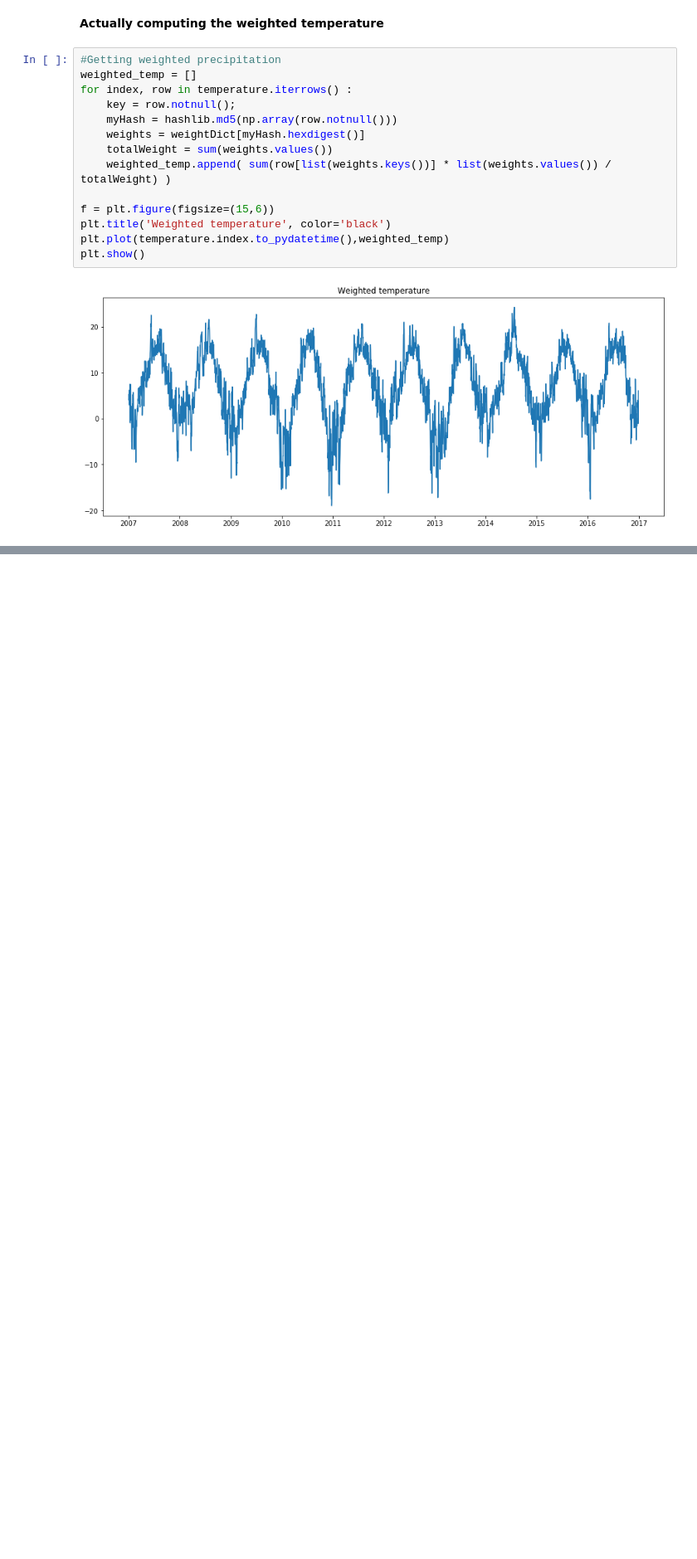
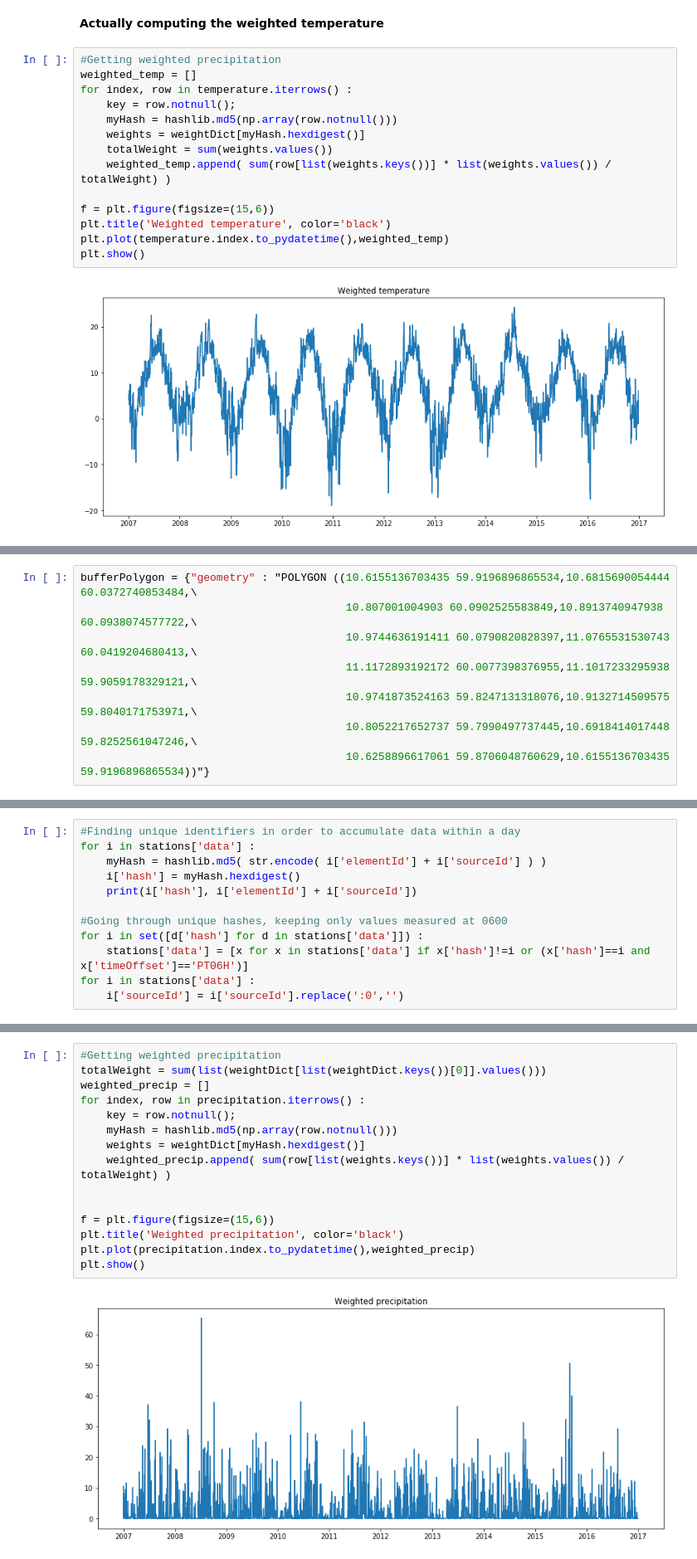
Before and after one commit to Lecheps/HBV_modelling, a Jupyter notebook: HBV_Alna_Storelva.ipynb, the cells around one changed output, grey strips where cells are left out. Shown at 83% size. Cells and saved outputs as stored; diff of their text form; blank space fills up the shorter version.

```diff
--- a/HBV_Alna_Storelva.ipynb
+++ b/HBV_Alna_Storelva.ipynb
@@ -398,0 +404,8 @@ plt.show()
+# %%
+bufferPolygon = {"geometry" : "POLYGON ((10.6155136703435 59.9196896865534,10.6815690054444 60.0372740853484,\
+                                         10.807001004903 60.0902525583849,10.8913740947938 60.0938074577722,\
+                                         10.9744636191411 60.0790820828397,11.0765531530743 60.0419204680413,\
+                                         11.1172893192172 60.0077398376955,11.1017233295938 59.9059178329121,\
+                                         10.9741873524163 59.8247131318076,10.9132714509575 59.8040171753971,\
+                                         10.8052217652737 59.7990497737445,10.6918414017448 59.8252561047246,\
+                                         10.6258896617061 59.8706048760629,10.6155136703435 59.9196896865534))"}
@@ -398,0 +455,12 @@ plt.show()
+# %%
+#Finding unique identifiers in order to accumulate data within a day
+for i in stations['data'] :
+    myHash = hashlib.md5( str.encode( i['elementId'] + i['sourceId'] ) )
+    i['hash'] = myHash.hexdigest()
+    print(i['hash'], i['elementId'] + i['sourceId'])
+
+#Going through unique hashes, keeping only values measured at 0600
+for i in set([d['hash'] for d in stations['data']]) :
+    stations['data'] = [x for x in stations['data'] if x['hash']!=i or (x['hash']==i and x['timeOffset']=='PT06H')]
+for i in stations['data'] :
+    i['sourceId'] = i['sourceId'].replace(':0','')
@@ -398,0 +630,17 @@ plt.show()
+# %%
+#Getting weighted precipitation
+totalWeight = sum(list(weightDict[list(weightDict.keys())[0]].values()))
+weighted_precip = []
+for index, row in precipitation.iterrows() :
+    key = row.notnull();
+    myHash = hashlib.md5(np.array(row.notnull()))
+    weights = weightDict[myHash.hexdigest()]
+    weighted_precip.append( sum(row[list(weights.keys())] * list(weights.values()) / totalWeight) )
+
+
+f = plt.figure(figsize=(15,6))
+plt.title('Weighted precipitation', color='black')
+plt.plot(precipitation.index.to_pydatetime(),weighted_precip)
+plt.show()
+# %% [output]
+[figure, added]
```
Also changed, not shown: parts of 22 cells of this notebook.
